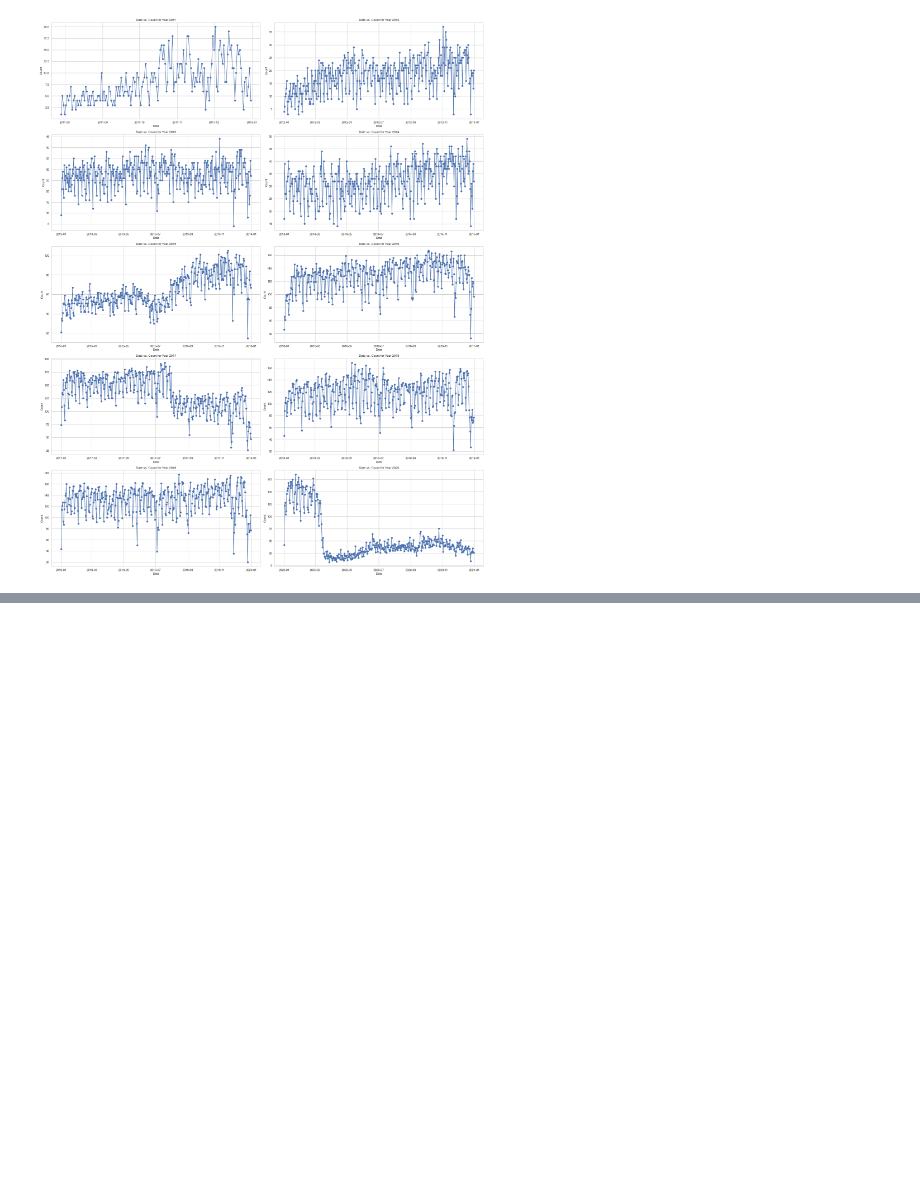
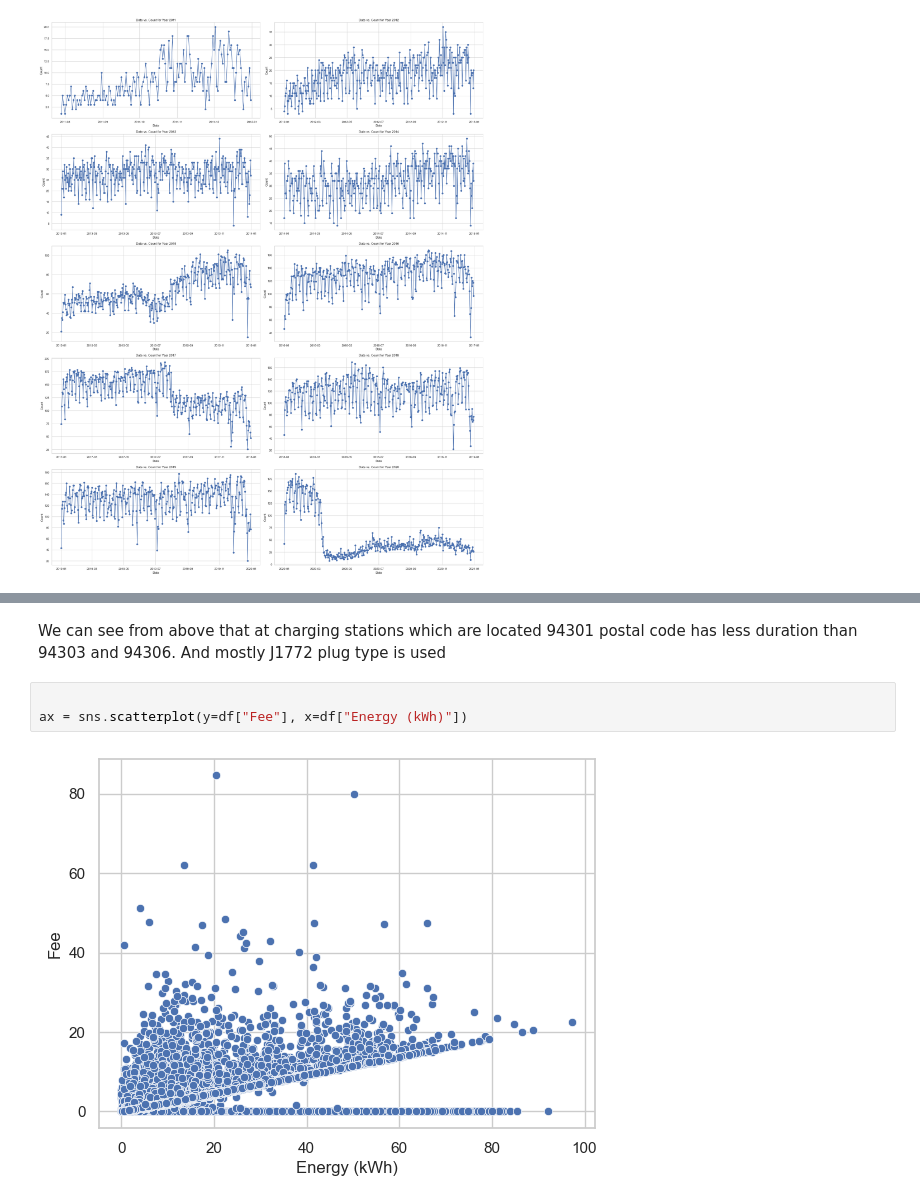
Before and after one commit to natvar55/IT496_Data_Voyagers_Project1, a Jupyter notebook: Data_Voyagers_Project1.ipynb, the cells around one changed output, grey strips where cells are left out. Saved outputs shown, nothing was run; the diff lists cells and outputs as text; blank space fills up the shorter version.

```diff
--- a/Data_Voyagers_Project1.ipynb
+++ b/Data_Voyagers_Project1.ipynb
@@ -250,0 +256,8 @@ plt.show()
+# %% [markdown]
+We can see from above that at charging stations which are located 94301 postal code has less duration than 94303 and 94306.
+And mostly J1772 plug type is used
+# %%
+
+ax = sns.scatterplot(y=df["Fee"], x=df["Energy (kWh)"])
+# %% [output]
+[figure, added]
```
Also changed, not shown: parts of 20 cells of this notebook.
